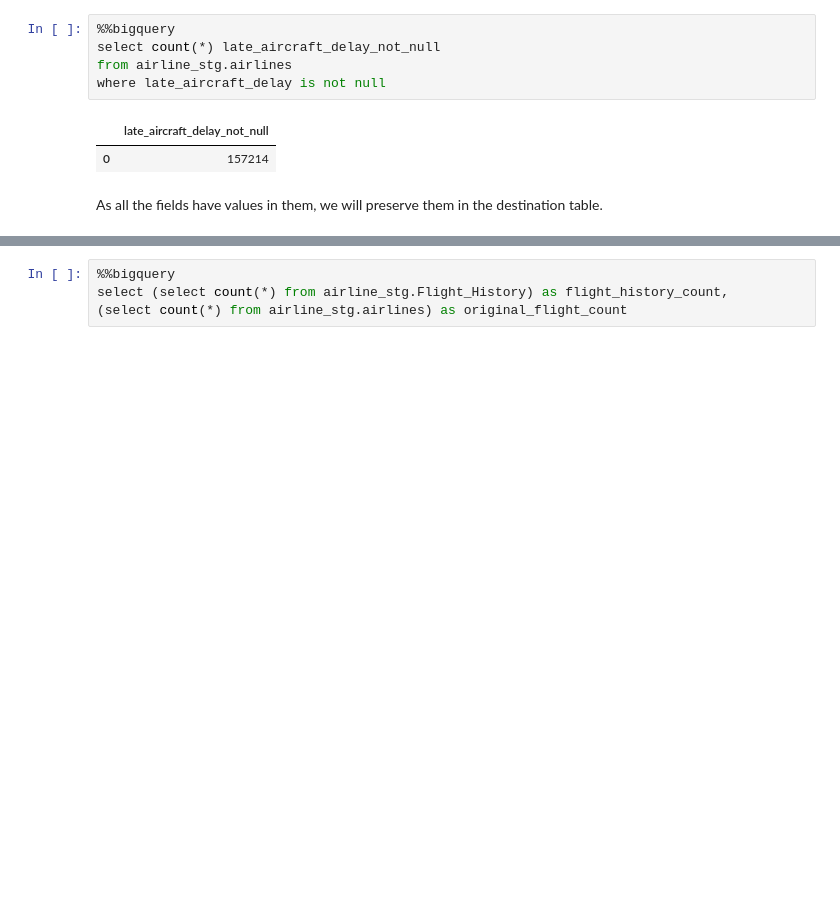
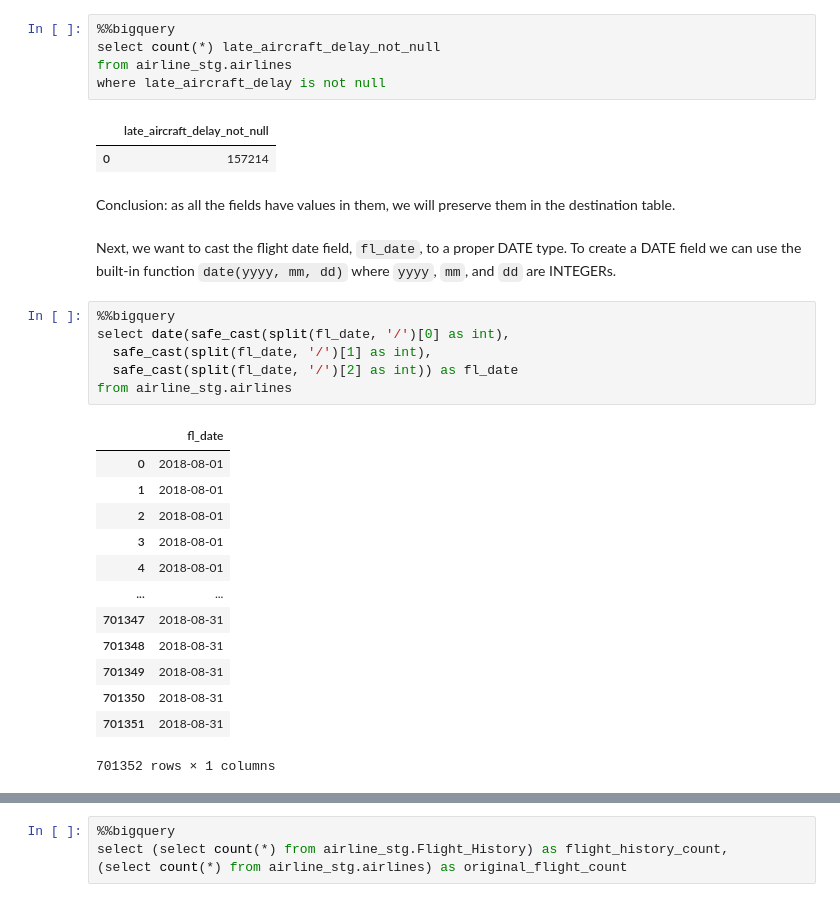
Before and after one commit to cs329e-spring2024/snippets, a Jupyter notebook: p2b-entity-decomp.ipynb, the cells around one changed output, grey strips where cells are left out. Drawn from its saved outputs; the diff is of its cells as text; blank space fills up the shorter version.

Commit message:
cast fl_date to a proper DATE type in the Flight_History table

```diff
--- a/p2b-entity-decomp.ipynb
+++ b/p2b-entity-decomp.ipynb
@@ -269,7 +269,29 @@ where late_aircraft_delay is not null
 |  | late_aircraft_delay_not_null |
 | 0 | 157214 |
 # %% [markdown]
-As all the fields have values in them, we will preserve them in the destination table.
+Conclusion: as all the fields have values in them, we will preserve them in the destination table.
+# %% [markdown]
+Next, we want to cast the flight date field, `fl_date`, to a proper DATE type. To create a DATE field we can use the built-in function `date(yyyy, mm, dd)` where `yyyy`, `mm`, and `dd` are INTEGERs.
+# %%
+%%bigquery
+select date(safe_cast(split(fl_date, '/')[0] as int),
+  safe_cast(split(fl_date, '/')[1] as int),
+  safe_cast(split(fl_date, '/')[2] as int)) as fl_date
+from airline_stg.airlines
+# %% [output]
+|  | fl_date |
+| 0 | 2018-08-01 |
+| 1 | 2018-08-01 |
+| 2 | 2018-08-01 |
+| 3 | 2018-08-01 |
+| 4 | 2018-08-01 |
+| ... | ... |
+| 701347 | 2018-08-31 |
+| 701348 | 2018-08-31 |
+| 701349 | 2018-08-31 |
+| 701350 | 2018-08-31 |
+| 701351 | 2018-08-31 |
+701352 rows × 1 columns
 # %%
 %%bigquery
 create or replace table airline_stg.Flight_History as
```
Also changed, not shown: parts of 2 cells of this notebook.
